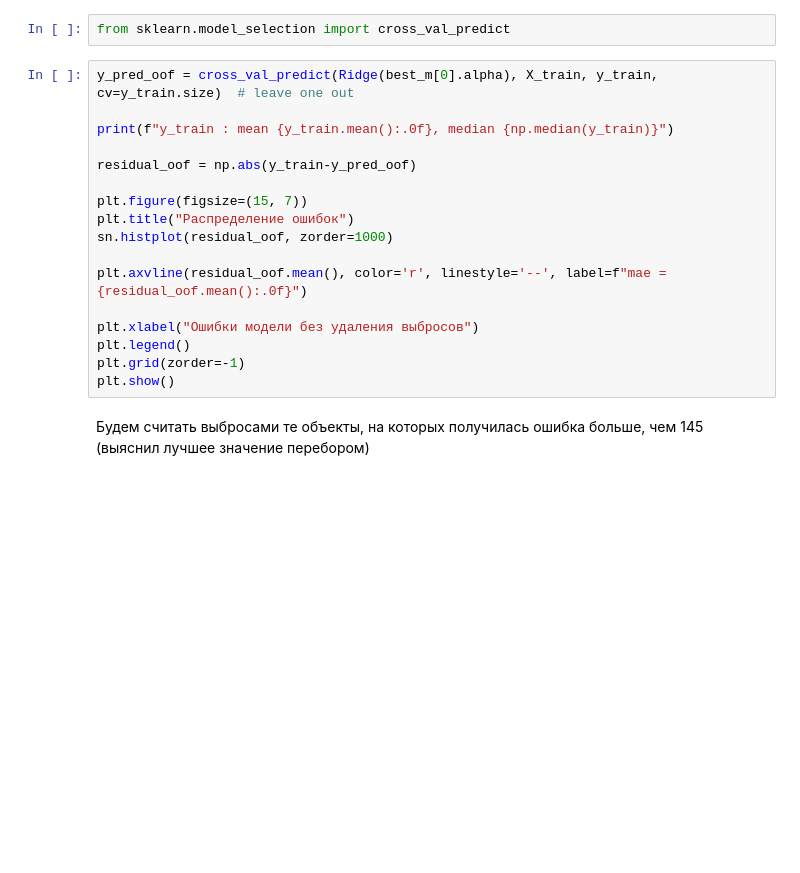
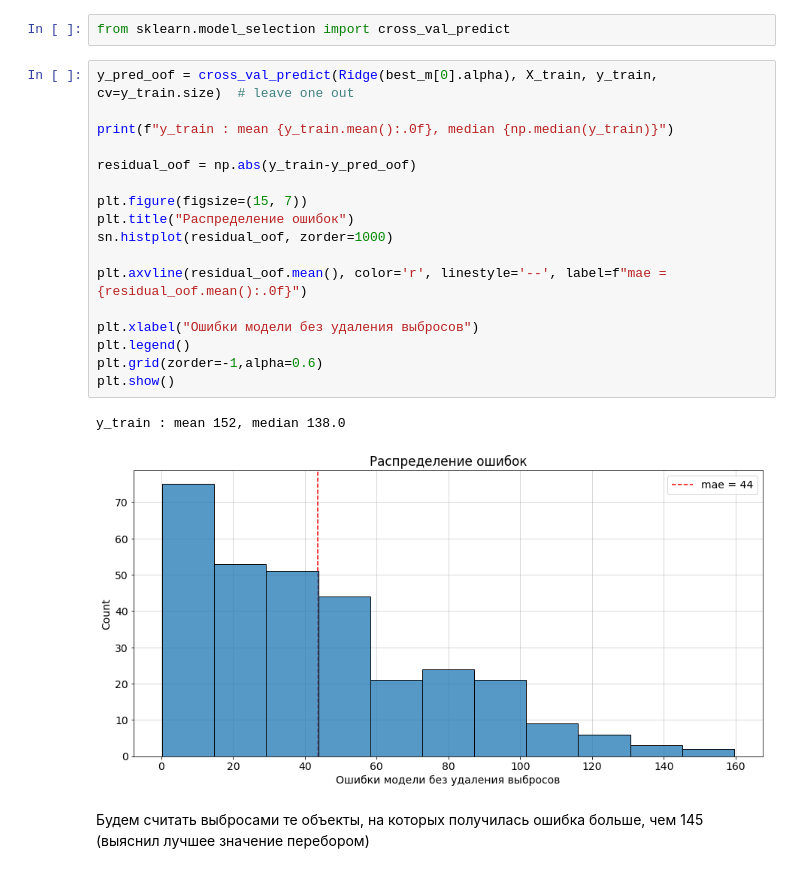
Before and after one commit to Tytskiy/Study, a Jupyter notebook: mmp-fall-2020/mmro/mmro-3/homework-practice-3-TytskiyVlad.ipynb, the cells around one changed output. Cells and saved outputs as stored; diff of their text form; blank space fills up the shorter version.

```diff
--- a/mmp-fall-2020/mmro/mmro-3/homework-practice-3-TytskiyVlad.ipynb
+++ b/mmp-fall-2020/mmro/mmro-3/homework-practice-3-TytskiyVlad.ipynb
@@ -227,20 +214,23 @@ from sklearn.model_selection import cross_val_predict
 # %%
 y_pred_oof = cross_val_predict(Ridge(best_m[0].alpha), X_train, y_train, cv=y_train.size)  # leave one out
 
 print(f"y_train : mean {y_train.mean():.0f}, median {np.median(y_train)}")
 
 residual_oof = np.abs(y_train-y_pred_oof)
 
 plt.figure(figsize=(15, 7))
 plt.title("Распределение ошибок")
 sn.histplot(residual_oof, zorder=1000)
 
 plt.axvline(residual_oof.mean(), color='r', linestyle='--', label=f"mae = {residual_oof.mean():.0f}")
 
 plt.xlabel("Ошибки модели без удаления выбросов")
 plt.legend()
-plt.grid(zorder=-1)
+plt.grid(zorder=-1,alpha=0.6)
 plt.show()
+# %% [output]
+y_train : mean 152, median 138.0
+[figure, added]
 # %% [markdown]
 Будем считать выбросами те объекты, на которых получилась ошибка больше, чем 145 (выяcнил лучшее значение перебором)
 # %%
```
Also changed, not shown: parts of 111 cells of this notebook.
